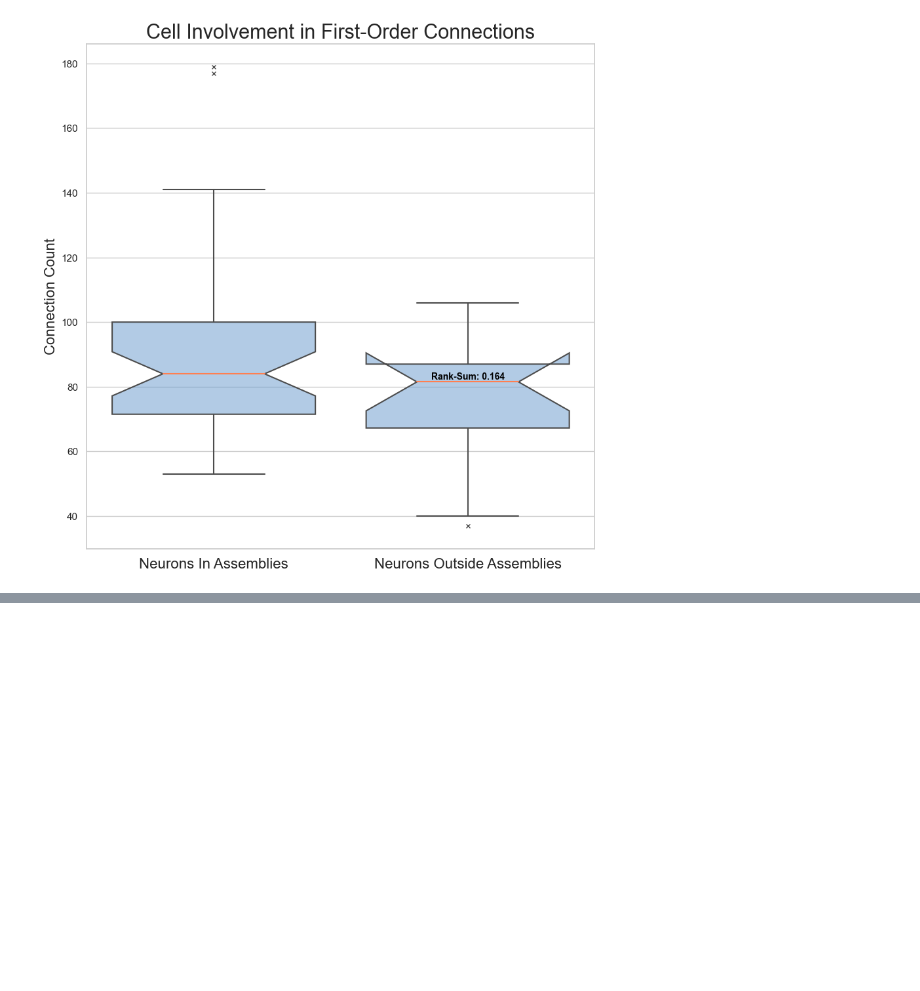
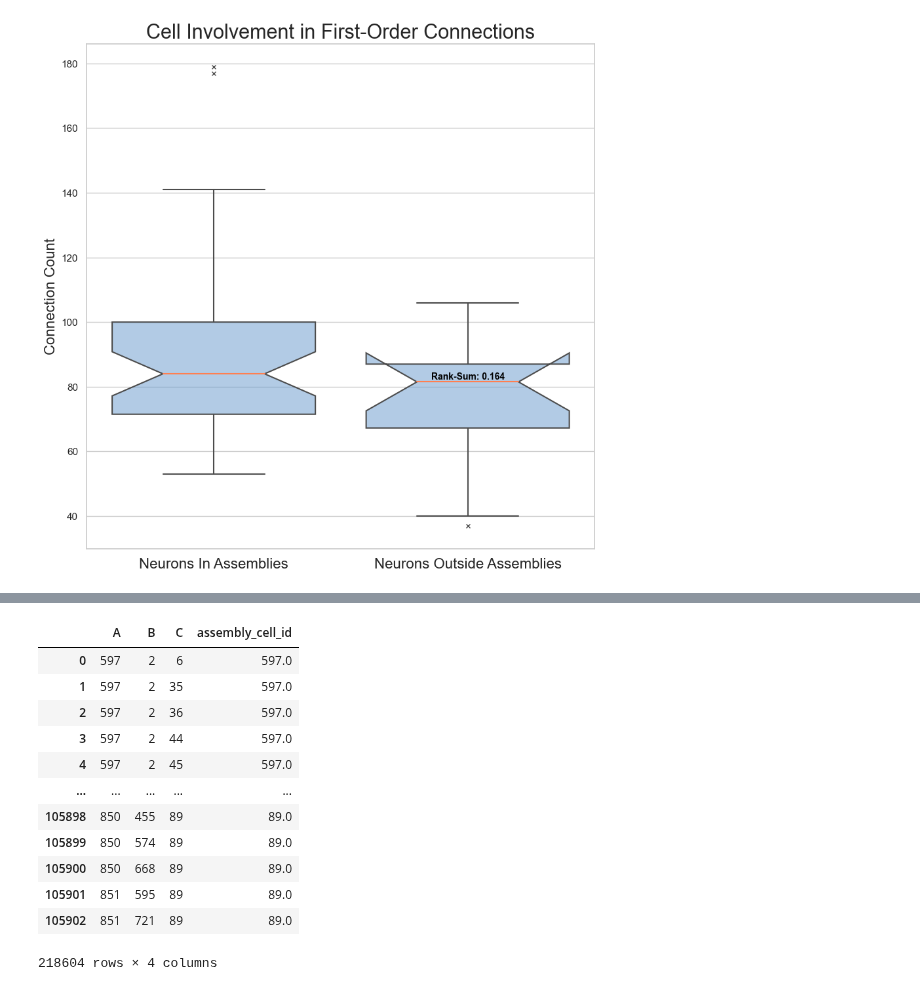
Before and after one commit to Jawagnercarena/Assembly_Organization, a Jupyter notebook: AssemblyPaperFigures/FigureCode/Figure5/Figure5.ipynb, the cells around one changed output, grey strips where cells are left out. Cells and saved outputs as stored; diff of their text form; code cells hidden in the pictures; blank space fills up the shorter version.

```diff
--- a/AssemblyPaperFigures/FigureCode/Figure5/Figure5.ipynb
+++ b/AssemblyPaperFigures/FigureCode/Figure5/Figure5.ipynb
@@ -1509,0 +466,17 @@ plt.show()
+# %%
+no_assembly_motifs = enumerate_chain_motifs(three_chain_dot_motif_result, assemblies_by_coregistered, assemblies = False)
+no_assembly_motifs
+# %% [output]
+|  | A | B | C | assembly_cell_id |
+| 0 | 597 | 2 | 6 | 597.0 |
+| 1 | 597 | 2 | 35 | 597.0 |
+| 2 | 597 | 2 | 36 | 597.0 |
+| 3 | 597 | 2 | 44 | 597.0 |
+| 4 | 597 | 2 | 45 | 597.0 |
+| ... | ... | ... | ... | ... |
+| 105898 | 850 | 455 | 89 | 89.0 |
+| 105899 | 850 | 574 | 89 | 89.0 |
+| 105900 | 850 | 668 | 89 | 89.0 |
+| 105901 | 851 | 595 | 89 | 89.0 |
+| 105902 | 851 | 721 | 89 | 89.0 |
+218604 rows × 4 columns
```
Also changed, not shown: parts of 88 cells of this notebook, 8 other files.
